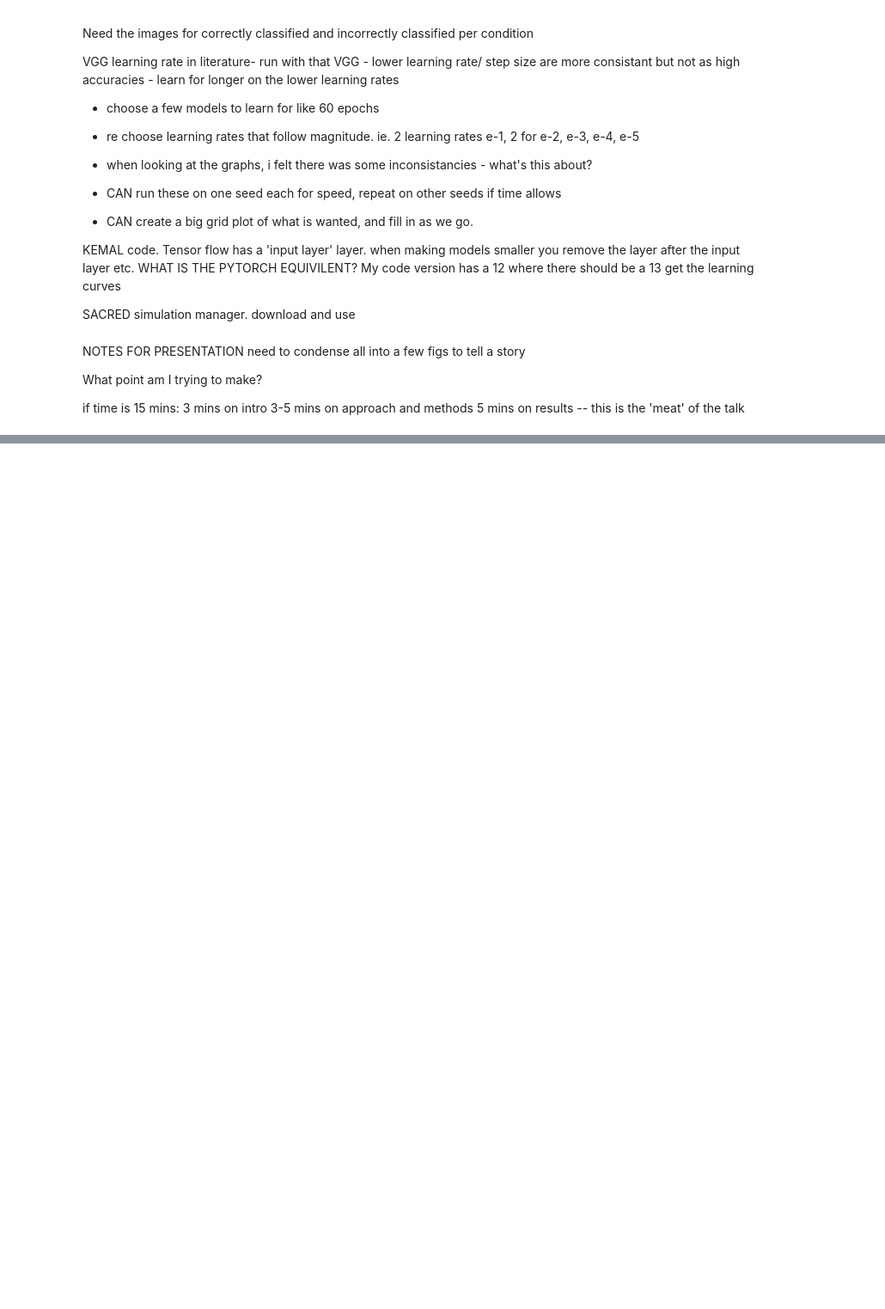
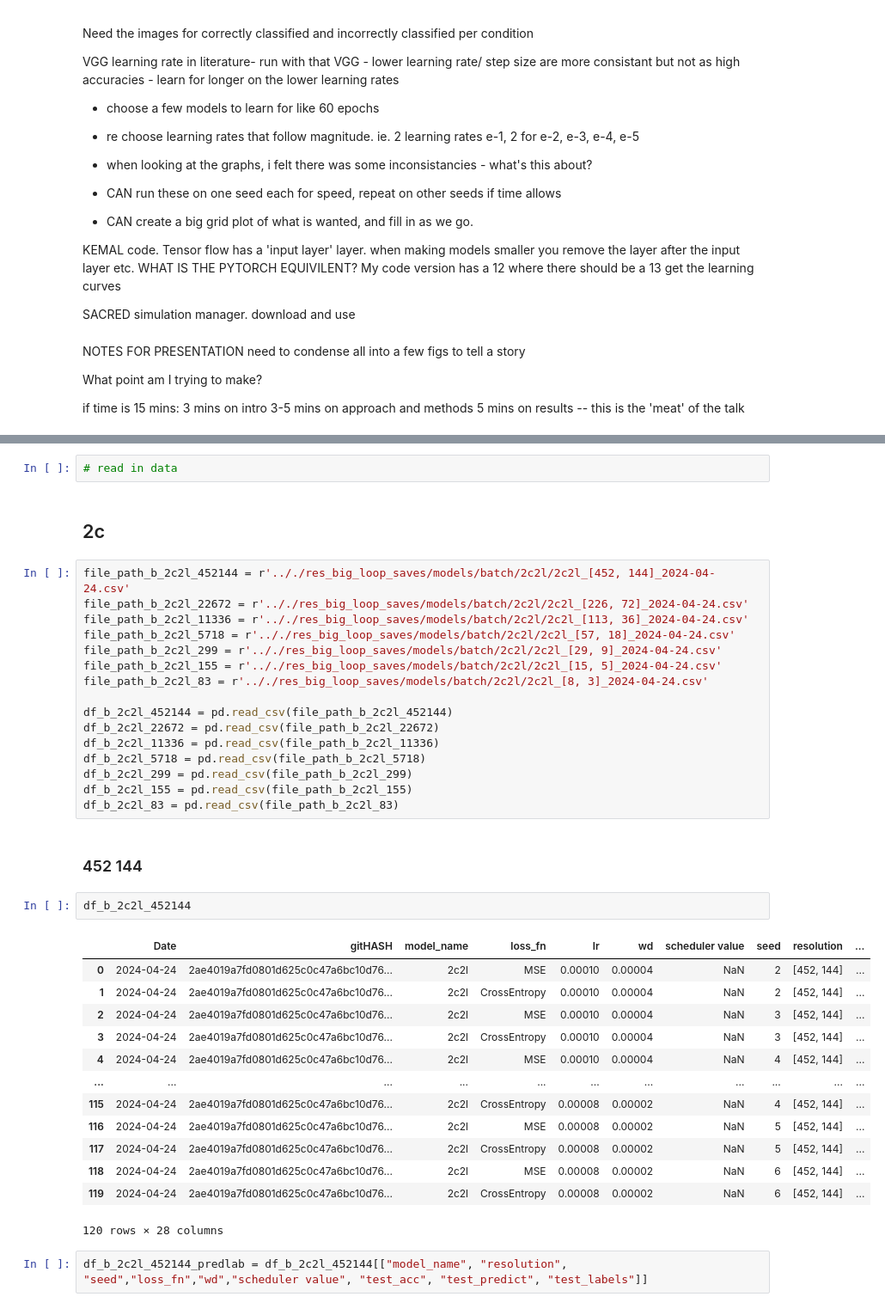
Before and after one commit to Naybellez/antvis, a Jupyter notebook: optics/Captains_Log/CaptainsLog_200524.ipynb, the cells around one changed output, grey strips where cells are left out. Shown at 86% size. Cells and saved outputs as stored; diff of their text form; blank space fills up the shorter version.

```diff
--- a/optics/Captains_Log/CaptainsLog_200524.ipynb
+++ b/optics/Captains_Log/CaptainsLog_200524.ipynb
@@ -96,0 +358,40 @@ if time is 15 mins:
+# %%
+# read in data
+# %% [markdown]
+## 2c
+# %%
+file_path_b_2c2l_452144 = r'.././res_big_loop_saves/models/batch/2c2l/2c2l_[452, 144]_2024-04-24.csv'
+file_path_b_2c2l_22672 = r'.././res_big_loop_saves/models/batch/2c2l/2c2l_[226, 72]_2024-04-24.csv'
+file_path_b_2c2l_11336 = r'.././res_big_loop_saves/models/batch/2c2l/2c2l_[113, 36]_2024-04-24.csv'
+file_path_b_2c2l_5718 = r'.././res_big_loop_saves/models/batch/2c2l/2c2l_[57, 18]_2024-04-24.csv'
+file_path_b_2c2l_299 = r'.././res_big_loop_saves/models/batch/2c2l/2c2l_[29, 9]_2024-04-24.csv'
+file_path_b_2c2l_155 = r'.././res_big_loop_saves/models/batch/2c2l/2c2l_[15, 5]_2024-04-24.csv'
+file_path_b_2c2l_83 = r'.././res_big_loop_saves/models/batch/2c2l/2c2l_[8, 3]_2024-04-24.csv'
+
+df_b_2c2l_452144 = pd.read_csv(file_path_b_2c2l_452144)
+df_b_2c2l_22672 = pd.read_csv(file_path_b_2c2l_22672)
+df_b_2c2l_11336 = pd.read_csv(file_path_b_2c2l_11336)
+df_b_2c2l_5718 = pd.read_csv(file_path_b_2c2l_5718)
+df_b_2c2l_299 = pd.read_csv(file_path_b_2c2l_299)
+df_b_2c2l_155 = pd.read_csv(file_path_b_2c2l_155)
+df_b_2c2l_83 = pd.read_csv(file_path_b_2c2l_83)
+# %% [markdown]
+### 452 144
+# %%
+df_b_2c2l_452144
+# %% [output]
+|  | Date | gitHASH | model_name | loss_fn | lr | wd | scheduler value | seed | resolution | ... |
+| 0 | 2024-04-24 | 2ae4019a7fd0801d625c0c47a6bc10d76... | 2c2l | MSE | 0.00010 | 0.00004 | NaN | 2 | [452, 144] | ... |
+| 1 | 2024-04-24 | 2ae4019a7fd0801d625c0c47a6bc10d76... | 2c2l | CrossEntropy | 0.00010 | 0.00004 | NaN | 2 | [452, 144] | ... |
+| 2 | 2024-04-24 | 2ae4019a7fd0801d625c0c47a6bc10d76... | 2c2l | MSE | 0.00010 | 0.00004 | NaN | 3 | [452, 144] | ... |
+| 3 | 2024-04-24 | 2ae4019a7fd0801d625c0c47a6bc10d76... | 2c2l | CrossEntropy | 0.00010 | 0.00004 | NaN | 3 | [452, 144] | ... |
+| 4 | 2024-04-24 | 2ae4019a7fd0801d625c0c47a6bc10d76... | 2c2l | MSE | 0.00010 | 0.00004 | NaN | 4 | [452, 144] | ... |
+| ... | ... | ... | ... | ... | ... | ... | ... | ... | ... | ... |
+| 115 | 2024-04-24 | 2ae4019a7fd0801d625c0c47a6bc10d76... | 2c2l | CrossEntropy | 0.00008 | 0.00002 | NaN | 4 | [452, 144] | ... |
+| 116 | 2024-04-24 | 2ae4019a7fd0801d625c0c47a6bc10d76... | 2c2l | MSE | 0.00008 | 0.00002 | NaN | 5 | [452, 144] | ... |
+| 117 | 2024-04-24 | 2ae4019a7fd0801d625c0c47a6bc10d76... | 2c2l | CrossEntropy | 0.00008 | 0.00002 | NaN | 5 | [452, 144] | ... |
+| 118 | 2024-04-24 | 2ae4019a7fd0801d625c0c47a6bc10d76... | 2c2l | MSE | 0.00008 | 0.00002 | NaN | 6 | [452, 144] | ... |
+| 119 | 2024-04-24 | 2ae4019a7fd0801d625c0c47a6bc10d76... | 2c2l | CrossEntropy | 0.00008 | 0.00002 | NaN | 6 | [452, 144] | ... |
+120 rows × 28 columns
+# %%
+df_b_2c2l_452144_predlab = df_b_2c2l_452144[["model_name", "resolution", "seed","loss_fn","wd","scheduler value", "test_acc", "test_predict", "test_labels"]]
```
Also changed, not shown: parts of 40 cells of this notebook, 1 other file.
